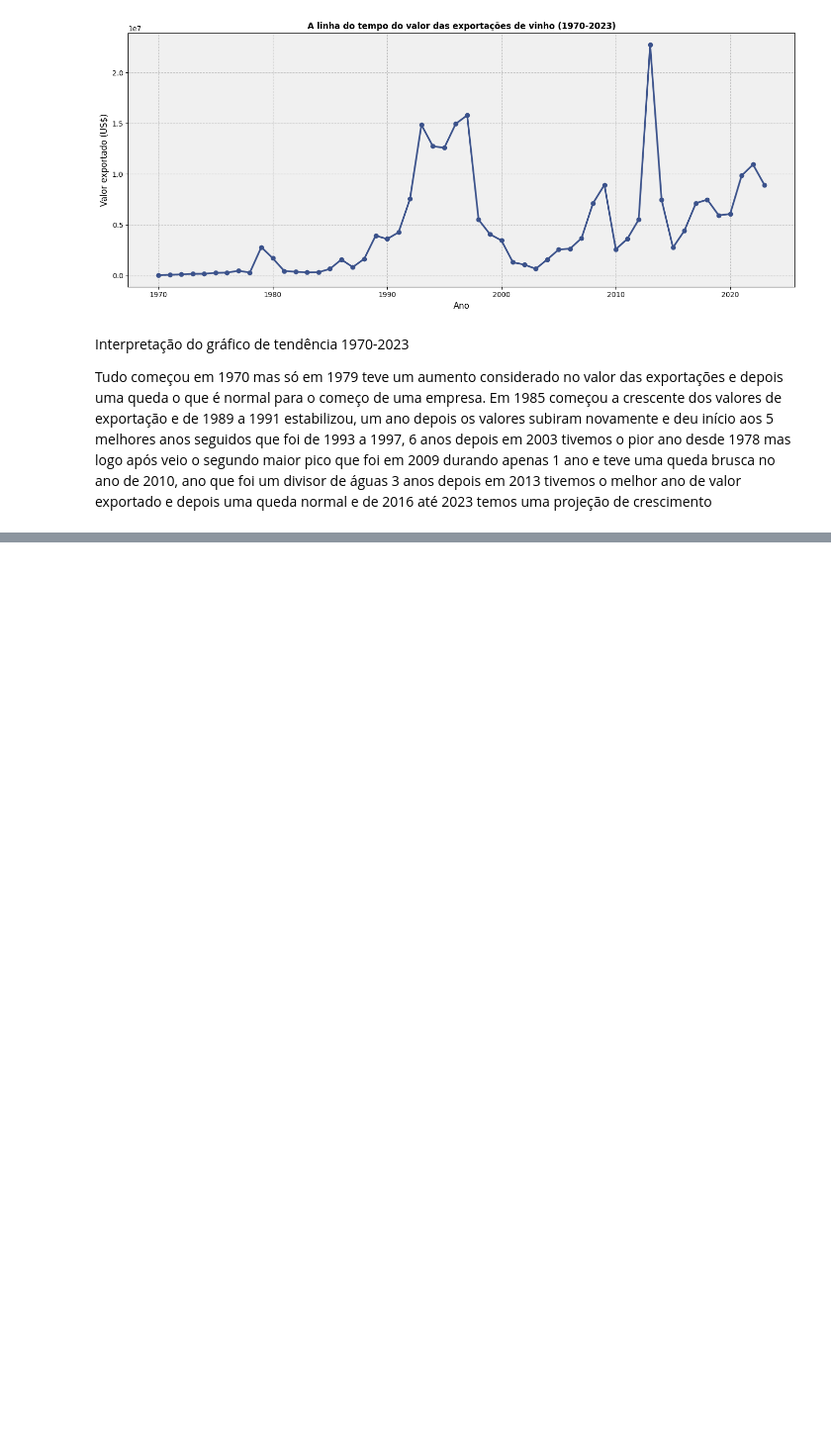
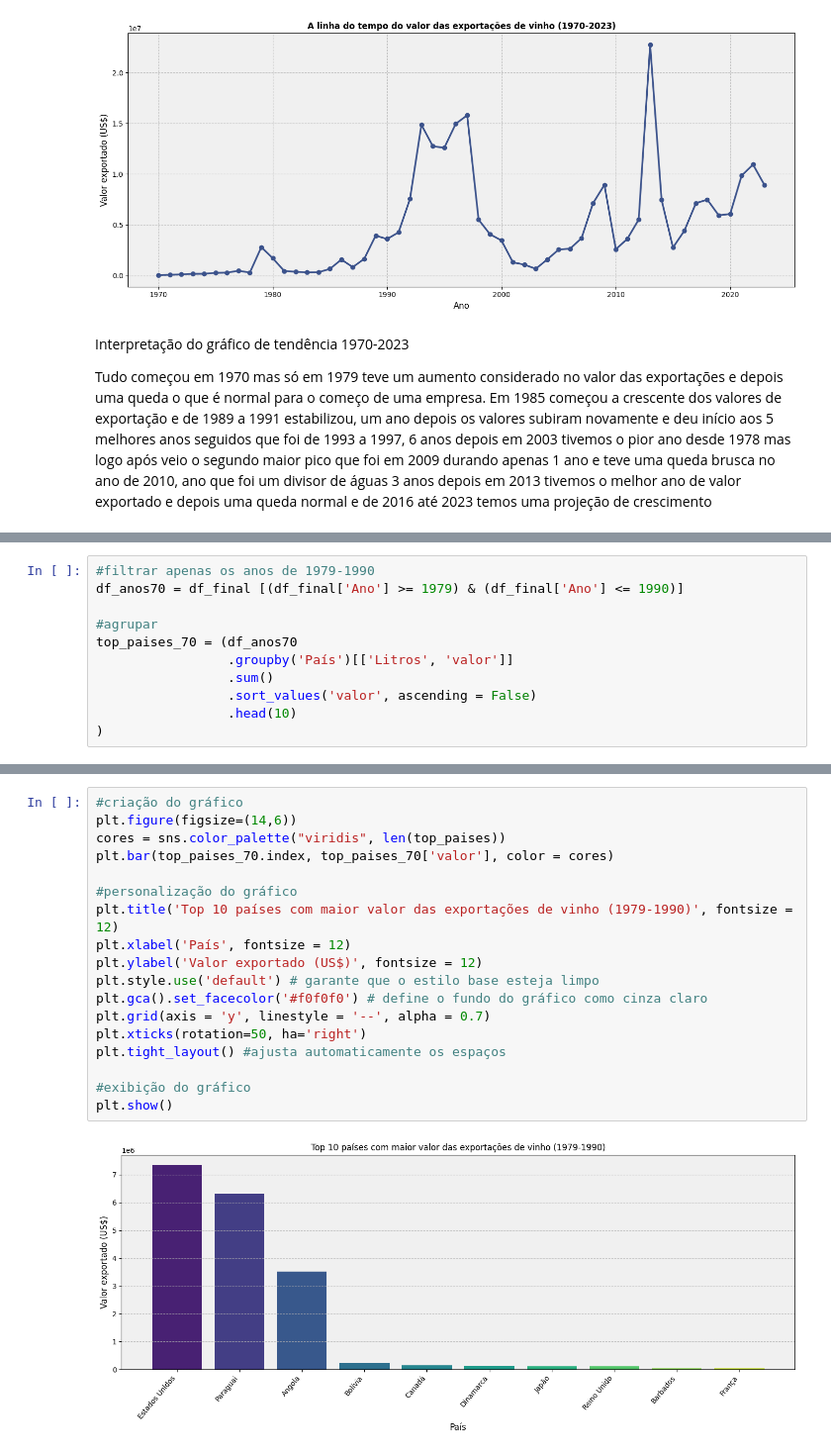
Before and after one commit to GuilhermeRoxo94/Analise-exploratoria-da-exportacao-de-uma-vinicola, a Jupyter notebook: Exportação.ipynb, the cells around one changed output, grey strips where cells are left out. Shown at 99% size. Saved outputs shown, nothing was run; the diff lists cells and outputs as text; blank space fills up the shorter version.

```diff
--- a/Exportação.ipynb
+++ b/Exportação.ipynb
@@ -322,0 +376,11 @@ Tudo começou em 1970 mas só em 1979 teve um aumento considerado no valor das e
+# %%
+#filtrar apenas os anos de 1979-1990
+df_anos70 = df_final [(df_final['Ano'] >= 1979) & (df_final['Ano'] <= 1990)]
+
+#agrupar
+top_paises_70 = (df_anos70
+                 .groupby('País')[['Litros', 'valor']]
+                 .sum()
+                 .sort_values('valor', ascending = False)
+                 .head(10)
+)
@@ -322,0 +402,20 @@ Tudo começou em 1970 mas só em 1979 teve um aumento considerado no valor das e
+# %%
+#criação do gráfico
+plt.figure(figsize=(14,6))
+cores = sns.color_palette("viridis", len(top_paises))
+plt.bar(top_paises_70.index, top_paises_70['valor'], color = cores)
+
+#personalização do gráfico
+plt.title('Top 10 países com maior valor das exportações de vinho (1979-1990)', fontsize = 12)
+plt.xlabel('País', fontsize = 12)
+plt.ylabel('Valor exportado (US$)', fontsize = 12)
+plt.style.use('default') # garante que o estilo base esteja limpo
+plt.gca().set_facecolor('#f0f0f0') # define o fundo do gráfico como cinza claro
+plt.grid(axis = 'y', linestyle = '--', alpha = 0.7)
+plt.xticks(rotation=50, ha='right')
+plt.tight_layout() #ajusta automaticamente os espaços
+
+#exibição do gráfico
+plt.show()
+# %% [output]
+[figure, added]
```
Also changed, not shown: parts of 8 cells of this notebook.
